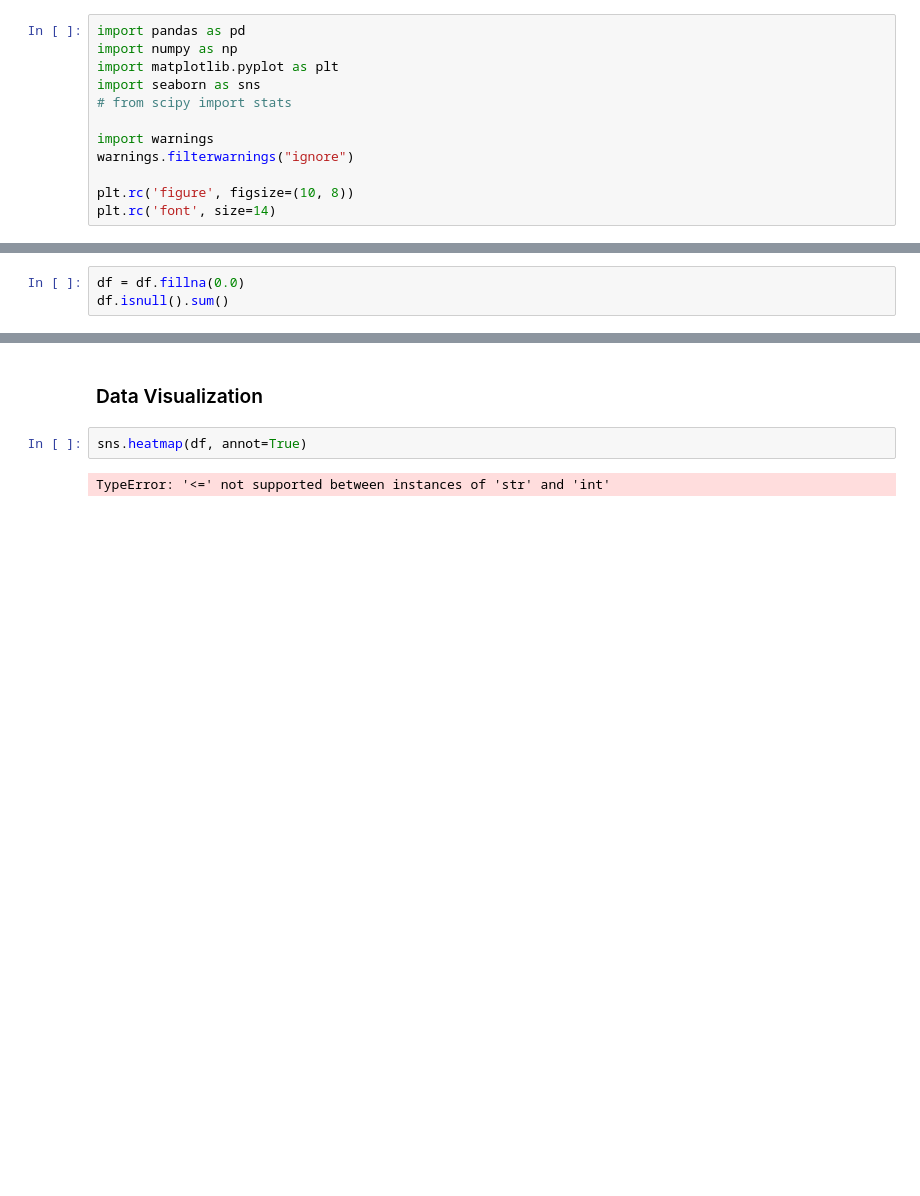
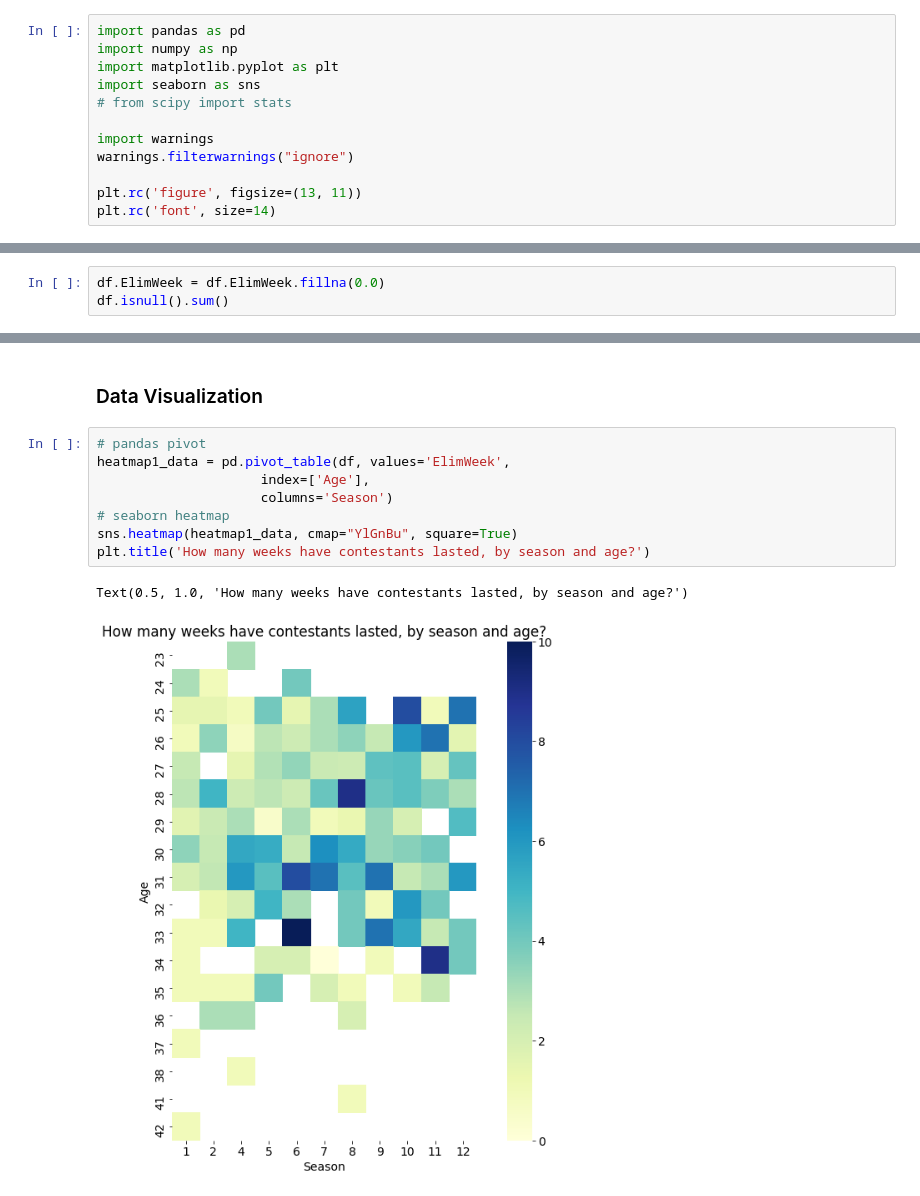
Before and after one commit to KwameTaylor/bachelorette-predictor, a Jupyter notebook: kaggle-datasets/explore.ipynb, the cells around one changed output, grey strips where cells are left out. Saved outputs shown, nothing was run; the diff lists cells and outputs as text; blank space fills up the shorter version.

Commit message:
add heatmap

```diff
--- a/kaggle-datasets/explore.ipynb
+++ b/kaggle-datasets/explore.ipynb
@@ -19,7 +19,7 @@ import seaborn as sns
 import warnings
 warnings.filterwarnings("ignore")
 
-plt.rc('figure', figsize=(10, 8))
+plt.rc('figure', figsize=(13, 11))
 plt.rc('font', size=14)
 # %% [markdown]
 **Import data from .csv to pandas DataFrame - Contestants from the Bachelorette past seasons**
@@ -84,7 +90,7 @@ df[df.ElimWeek.isnull()]
 # %% [markdown]
 > I'll replace NaNs with 0.0 for now. Those contestants may have quit the show, or been disqualified outside of rose ceremony elimination. I'll look into that later.
 # %%
-df = df.fillna(0.0)
+df.ElimWeek = df.ElimWeek.fillna(0.0)
 df.isnull().sum()
 # %% [output]
 Name          0
@@ -107,6 +128,13 @@ dtype: int64
 # %% [markdown]
 ### Data Visualization
-# %%
-sns.heatmap(df, annot=True)
-# %% [output]
-TypeError: '<=' not supported between instances of 'str' and 'int'
+# %%
+# pandas pivot
+heatmap1_data = pd.pivot_table(df, values='ElimWeek',
+                     index=['Age'],
+                     columns='Season')
+# seaborn heatmap
+sns.heatmap(heatmap1_data, cmap="YlGnBu", square=True)
+plt.title('How many weeks have contestants lasted, by season and age?')
+# %% [output]
+Text(0.5, 1.0, 'How many weeks have contestants lasted, by season and age?')
+[figure, added]
```
Also changed, not shown: parts of 3 cells of this notebook.
